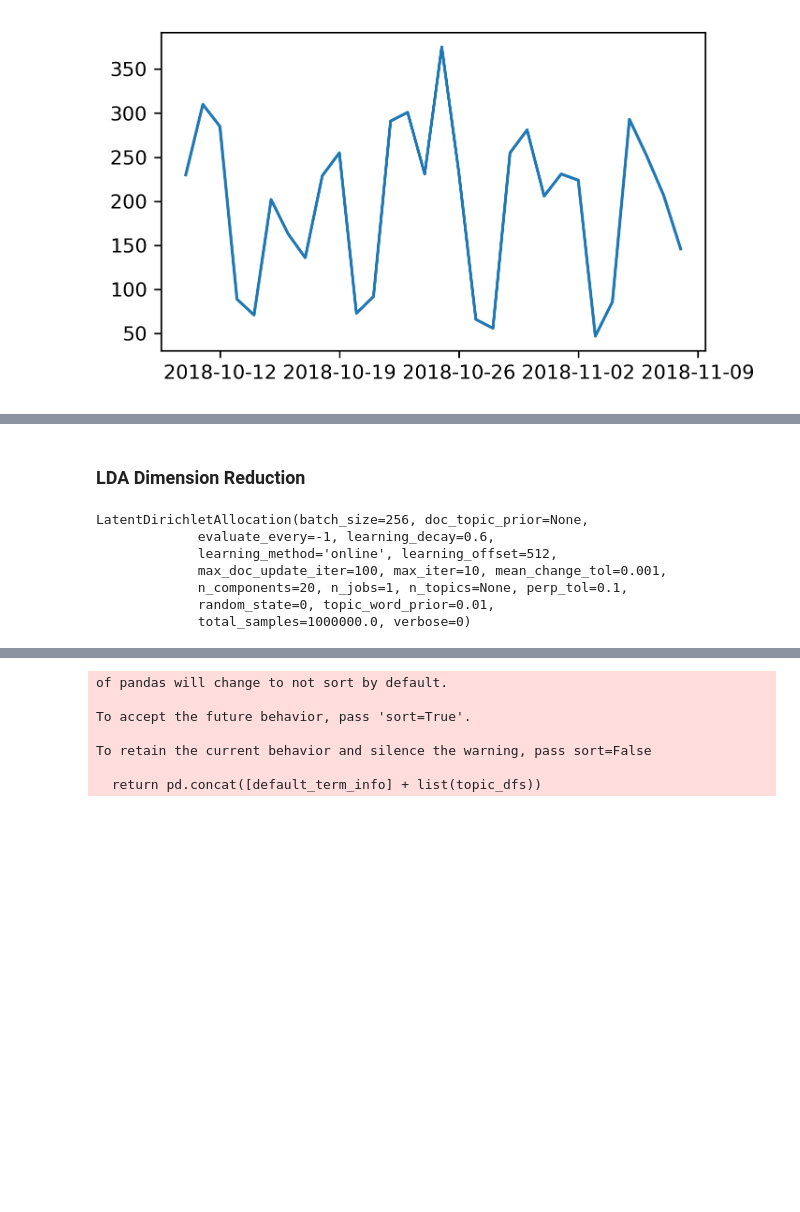
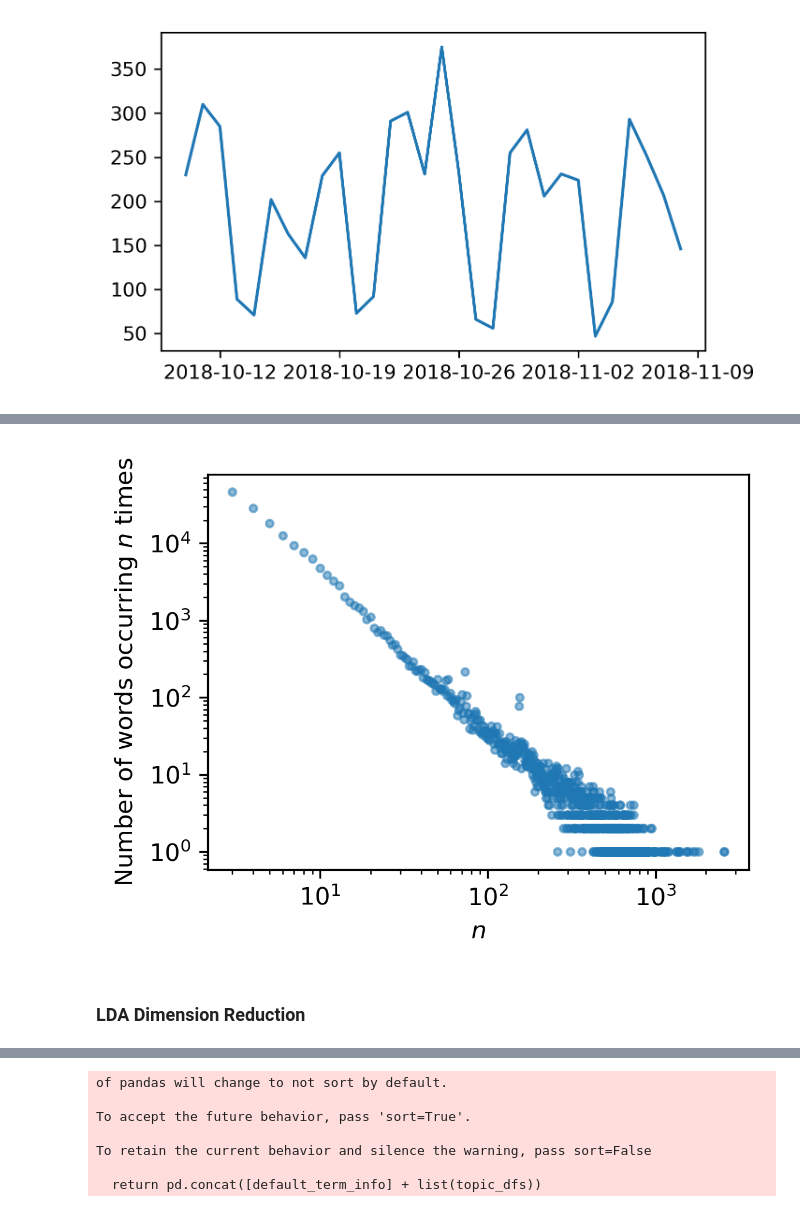
Before and after one commit to leo2506/metis-work, a Jupyter notebook: Project 4/Preprocessing_and_Vectorization.ipynb, the cells around one changed output, grey strips where cells are left out. Saved outputs shown, nothing was run; the diff lists cells and outputs as text; code cells hidden in the pictures; blank space fills up the shorter version.

```diff
--- a/Project 4/Preprocessing_and_Vectorization.ipynb
+++ b/Project 4/Preprocessing_and_Vectorization.ipynb
@@ -66,0 +106,4 @@ plt.tight_layout();
+# %%
+df_content.loc[non_null,'full_content'] = df_content[non_null]['full_content'].apply(clean_content)
+# %%
+df.loc[:,'content'] = df_content.loc[:,'full_content']
@@ -66,0 +119,3 @@ plt.tight_layout();
+# %%
+df.dropna(inplace=True)
+df.reset_index(inplace=True,drop=True)
@@ -273,10 +277,9 @@ countfreq = np.array(Counter(counts).most_common()).T
 # %%
-%config InlineBackend.figure_format = 'svg'
-plt.figure(dpi=200,figsize=(4,3))
+%config InlineBackend.figure_format = 'png'
+plt.figure(dpi=300,figsize=(4,3))
 plt.plot(*countfreq,'.',alpha=0.5)
 plt.xscale('log')
 plt.yscale('log')
 plt.xlabel("$n$")
-plt.ylabel("Number of words occurring $n$ times")
-plt.savefig('bubble_countfreq.svg');
+plt.ylabel("Number of words occurring $n$ times");
 # %% [output]
@@ -284,3 +286,4 @@ plt.savefig('bubble_countfreq.svg');
+[figure, added]
 # %% [markdown]
 ### LDA Dimension Reduction
 # %%
@@ -288,20 +291,12 @@ from sklearn.decomposition import NMF, LatentDirichletAllocation
 # %%
 n_components = 20
 
-lda = LatentDirichletAllocation(n_components=n_components,
-                                learning_method='online',
+lda = LatentDirichletAllocation(n_components = n_components,
+#                                 max_iter = 10,
+                                learning_method ='online',
                                 learning_decay = 0.6,
                                 batch_size = 256,
-                                learning_offset=512,
-                                topic_word_prior = 0.01,
-                                random_state=0)
-
-lda.fit(X)
+                                learning_offset = 512,
+                                topic_word_prior = 0.005,
+                                n_jobs = -1,
+                                random_state = 0)
-# %% [output]
-LatentDirichletAllocation(batch_size=256, doc_topic_prior=None,
-             evaluate_every=-1, learning_decay=0.6,
-             learning_method='online', learning_offset=512,
-             max_doc_update_iter=100, max_iter=10, mean_change_tol=0.001,
-             n_components=20, n_jobs=1, n_topics=None, perp_tol=0.1,
-             random_state=0, topic_word_prior=0.01,
-             total_samples=1000000.0, verbose=0)
```
Also changed, not shown: parts of 86 cells of this notebook, 11 other files.
